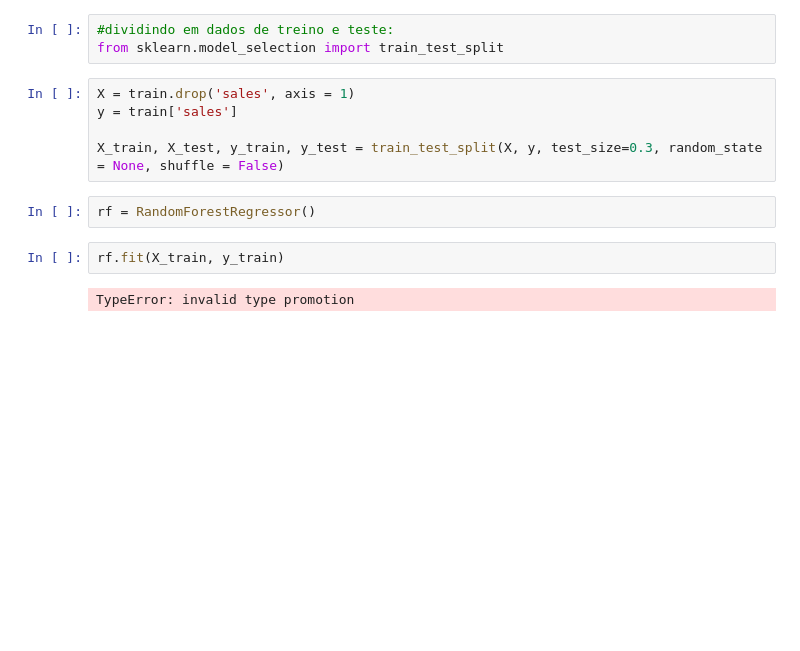
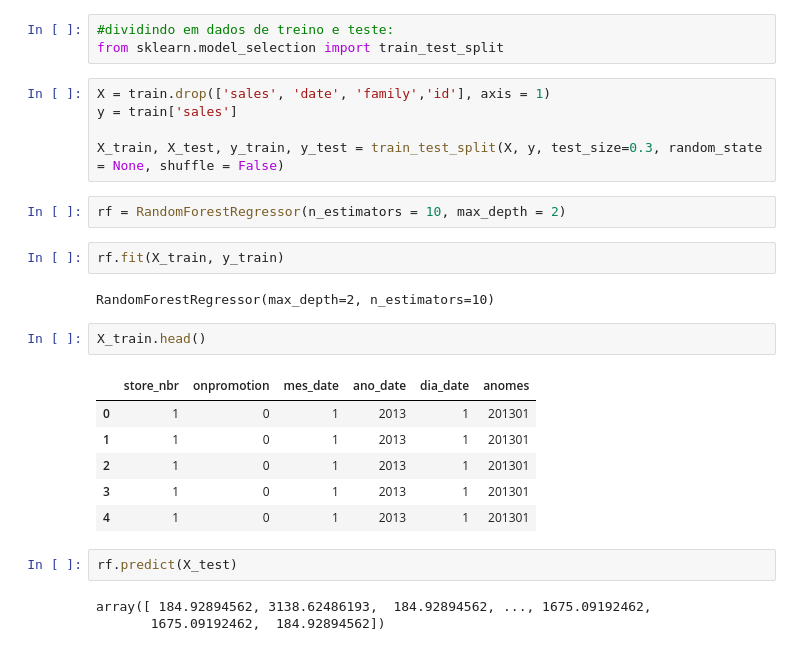
Before and after one commit to UFRJ-Analytica/kaggle-store-sales-time-series-forecasting, a Jupyter notebook: solution.ipynb, the cells around one changed output. Drawn from its saved outputs; the diff is of its cells as text; blank space fills up the shorter version.

Commit message:
Adding first random forest train

```diff
--- a/solution.ipynb
+++ b/solution.ipynb
@@ -226,13 +246,27 @@ from sklearn.ensemble import RandomForestRegressor
 #dividindo em dados de treino e teste:
 from sklearn.model_selection import train_test_split
 # %%
-X = train.drop('sales', axis = 1)
+X = train.drop(['sales', 'date', 'family','id'], axis = 1)
 y = train['sales']
 
 X_train, X_test, y_train, y_test = train_test_split(X, y, test_size=0.3, random_state = None, shuffle = False)
 # %%
-rf = RandomForestRegressor()
+rf = RandomForestRegressor(n_estimators = 10, max_depth = 2)
 # %%
 rf.fit(X_train, y_train)
 # %% [output]
-TypeError: invalid type promotion
+RandomForestRegressor(max_depth=2, n_estimators=10)
+# %%
+X_train.head()
+# %% [output]
+|  | store_nbr | onpromotion | mes_date | ano_date | dia_date | anomes |
+| 0 | 1 | 0 | 1 | 2013 | 1 | 201301 |
+| 1 | 1 | 0 | 1 | 2013 | 1 | 201301 |
+| 2 | 1 | 0 | 1 | 2013 | 1 | 201301 |
+| 3 | 1 | 0 | 1 | 2013 | 1 | 201301 |
+| 4 | 1 | 0 | 1 | 2013 | 1 | 201301 |
+# %%
+rf.predict(X_test)
+# %% [output]
+array([ 184.92894562, 3138.62486193,  184.92894562, ..., 1675.09192462,
+       1675.09192462,  184.92894562])
```
Also changed, not shown: parts of 2 cells of this notebook.
